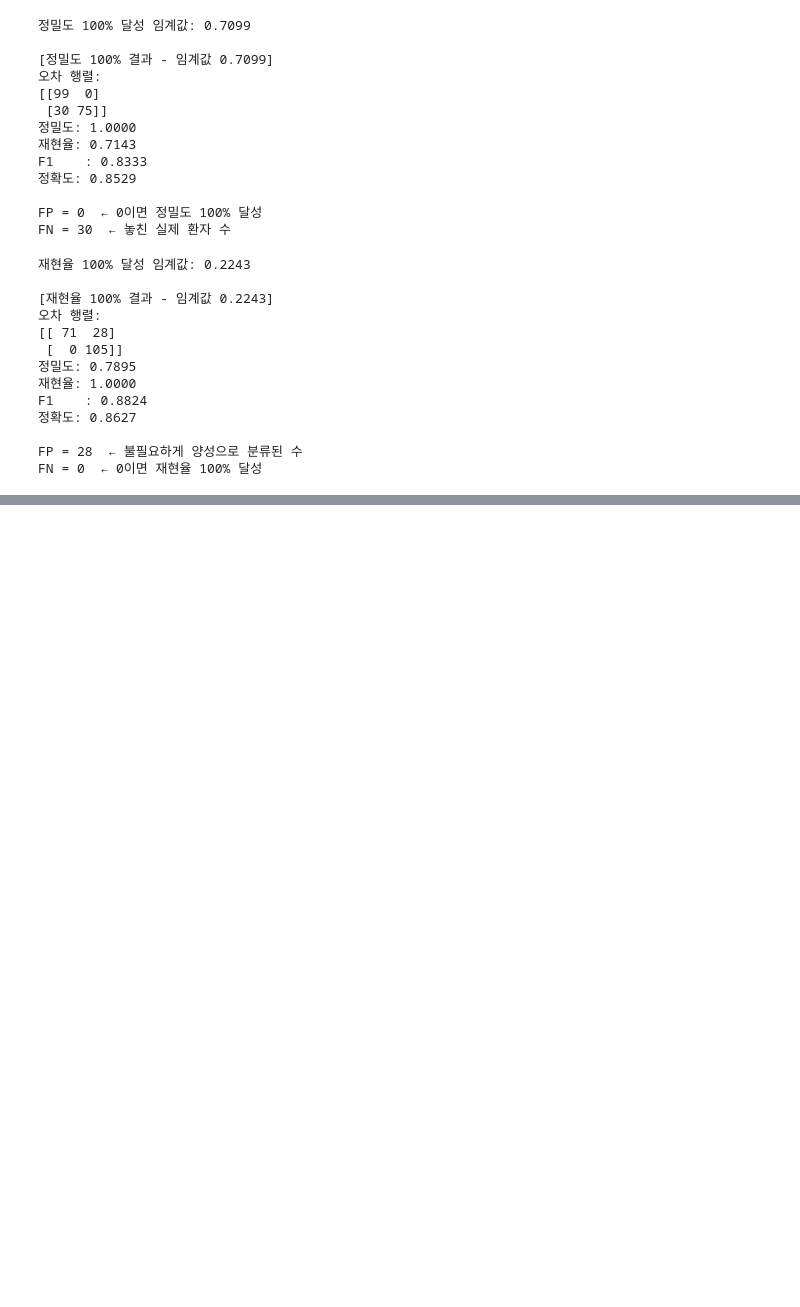
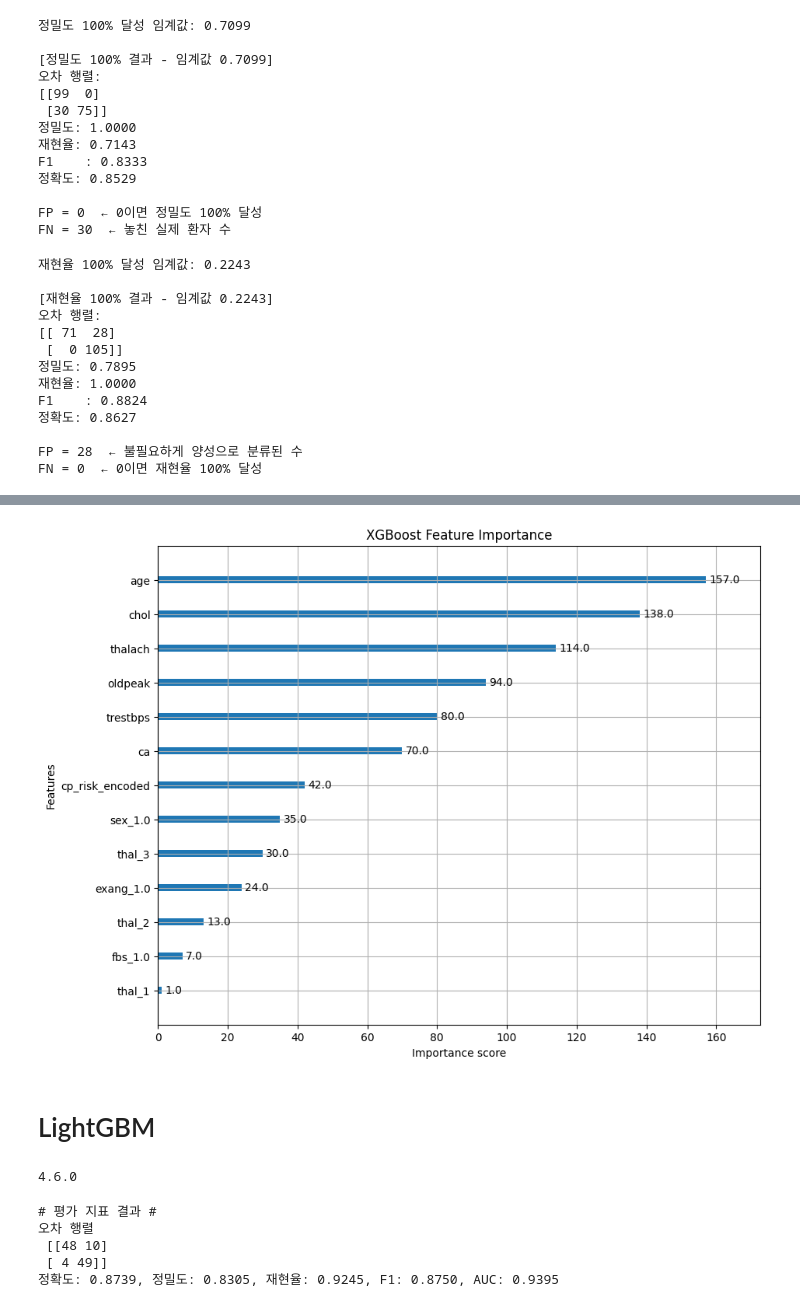
Before and after one commit to Yellowcrocodile50/DF_Project, a Jupyter notebook: DF_Classification_Project.ipynb, the cells around one changed output, grey strips where cells are left out. Saved outputs shown, nothing was run; the diff lists cells and outputs as text; code cells hidden in the pictures; blank space fills up the shorter version.

```diff
--- a/DF_Classification_Project.ipynb
+++ b/DF_Classification_Project.ipynb
@@ -997,0 +1119,67 @@ FN = 0  ← 0이면 재현율 100% 달성
+# %%
+# XGBoost 시각화
+from xgboost import plot_importance
+import matplotlib.pyplot as plt
+
+fig, ax = plt.subplots(figsize=(10, 8))
+plot_importance(xgb_wrapper, ax=ax) # [cite: 2442]
+plt.title("XGBoost Feature Importance")
+plt.show()
+# %% [output]
+[figure, added]
+# %% [markdown]
+# LightGBM
+# %%
+import lightgbm
+
+print(lightgbm.__version__)
+# %% [output]
+4.6.0
+# %%
+from lightgbm import LGBMClassifier, log_evaluation
+from lightgbm import plot_importance
+import pandas as pd
+import numpy as np
+from sklearn.model_selection import train_test_split
+from sklearn.metrics import confusion_matrix, accuracy_score, precision_score, recall_score, f1_score, roc_auc_score
+import matplotlib.pyplot as plt
+import warnings
+
+warnings.filterwarnings('ignore')
+
+# 데이터 중복 체크 및 제거
+df_final = df_final.drop_duplicates()
+X_features = df_final.drop(columns=['target'])
+y_label = df_final['target']
+
+# 데이터 분리 (Train:Test = 8:2)
+X_train, X_test, y_train, y_test = train_test_split(X_features, y_label, test_size=0.2, random_state=0)
+
+# 학습 데이터에서 다시 검증 데이터(Validation) 분리
+X_tr, X_val, y_tr, y_val = train_test_split(X_train, y_train, test_size=0.1, random_state=0)
+
+# LightGBM 모델 설정 및 학습
+lgbm_wrapper = LGBMClassifier(
+    n_estimators=400,
+    learning_rate=0.1,
+    max_depth=3,
+    early_stopping_rounds=50,
+    verbose=-1,
+    random_state=0
+)
+
+# 모델 학습 (조기 종료 적용)
+evals = [(X_val, y_val)]
+lgbm_wrapper.fit(X_tr, y_tr,eval_metric="logloss",eval_set=evals,callbacks=[log_evaluation(period=0)])
+
+# 최종 평가 (처음 보는 X_test로 평가)
+preds = lgbm_wrapper.predict(X_test)
+pred_proba = lgbm_wrapper.predict_proba(X_test)[:, 1]
+
+get_clf_eval(y_test, preds, pred_proba)
+# %% [output]
+# 평가 지표 결과 #
+오차 행렬
+ [[48 10]
+ [ 4 49]]
+정확도: 0.8739, 정밀도: 0.8305, 재현율: 0.9245, F1: 0.8750, AUC: 0.9395
```
Also changed, not shown: parts of 16 cells of this notebook.
